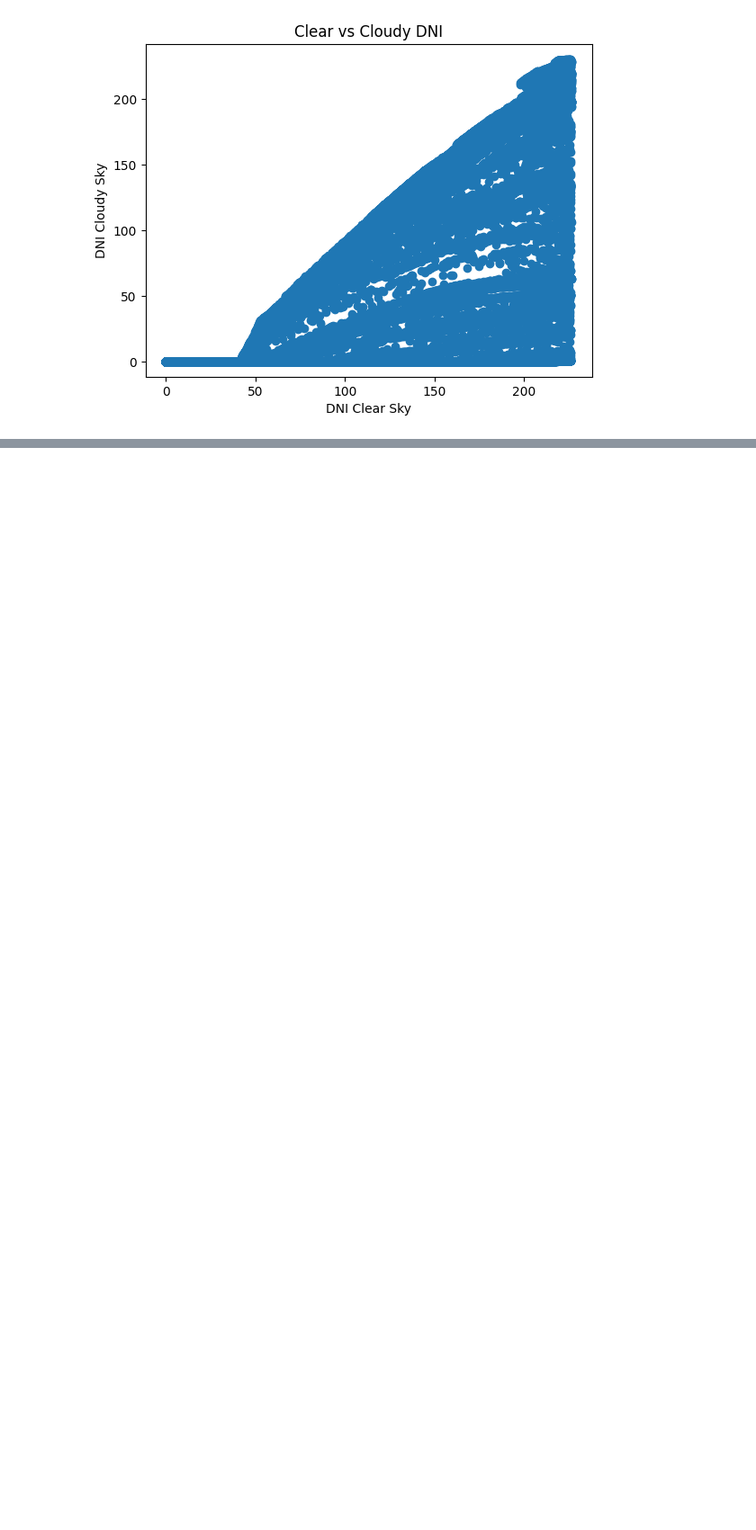
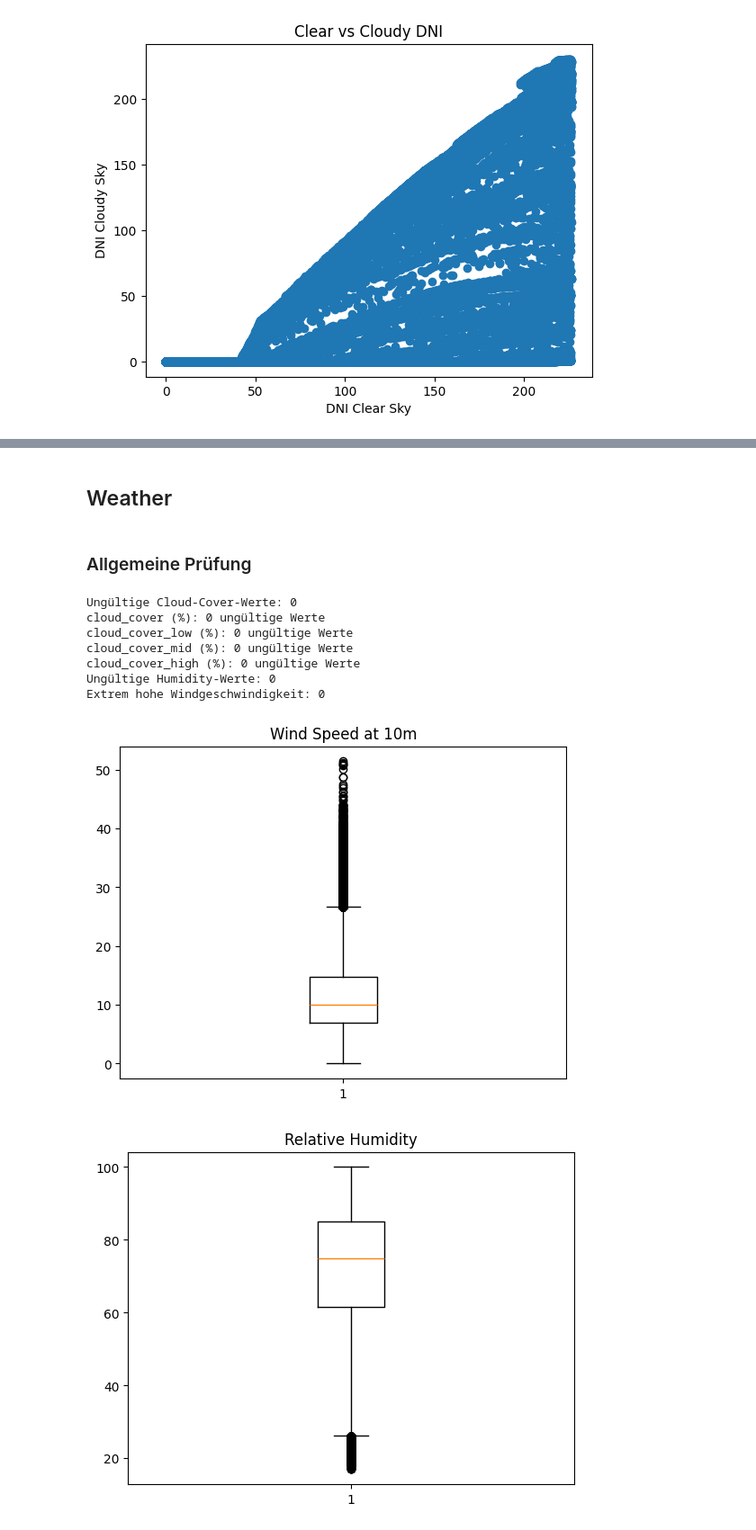
Before and after one commit to Anni075/KI-Project, a Jupyter notebook: outliers_analysis.ipynb, the cells around one changed output, grey strips where cells are left out. Shown at 90% size. Saved outputs shown, nothing was run; the diff lists cells and outputs as text; code cells hidden in the pictures; blank space fills up the shorter version.

```diff
--- a/outliers_analysis.ipynb
+++ b/outliers_analysis.ipynb
@@ -115,0 +149,77 @@ DHI Clear < Cloudy: 26751
+# %% [markdown]
+## Weather
+# %% [markdown]
+### Allgemeine Prüfung
+# %%
+invalid_cloud = weather_15min[
+    (weather_15min["cloud_cover (%)"] < 0) |
+    (weather_15min["cloud_cover (%)"] > 100)
+]
+
+print("Ungültige Cloud-Cover-Werte:", len(invalid_cloud))
+invalid_cloud.head()
+
+cloud_cols = [
+    "cloud_cover (%)",
+    "cloud_cover_low (%)",
+    "cloud_cover_mid (%)",
+    "cloud_cover_high (%)"
+]
+
+for col in cloud_cols:
+    invalid = weather_15min[(weather_15min[col] < 0) | (weather_15min[col] > 100)]
+    print(f"{col}: {len(invalid)} ungültige Werte")
+
+invalid_humidity = weather_15min[
+    (weather_15min["relative_humidity_2m (%)"] < 0) |
+    (weather_15min["relative_humidity_2m (%)"] > 100)
+]
+
+print("Ungültige Humidity-Werte:", len(invalid_humidity))
+invalid_humidity.head()
+
+extreme_wind = weather_15min[weather_15min["wind_speed_10m (km/h)"] > 150]
+
+print("Extrem hohe Windgeschwindigkeit:", len(extreme_wind))
+extreme_wind.head()
+
+checks = {
+    "Cloud Cover <0 oder >100": weather_15min[
+        (weather_15min["cloud_cover (%)"] < 0) |
+        (weather_15min["cloud_cover (%)"] > 100)
+    ].shape[0],
+
+    "Humidity <0 oder >100": weather_15min[
+        (weather_15min["relative_humidity_2m (%)"] < 0) |
+        (weather_15min["relative_humidity_2m (%)"] > 100)
+    ].shape[0],
+
+    "Wind Speed >150": weather_15min[
+        weather_15min["wind_speed_10m (km/h)"] > 150
+    ].shape[0]
+}
+
+pd.Series(checks)
+
+
+plt.boxplot(weather_15min["wind_speed_10m (km/h)"])
+plt.title("Wind Speed at 10m")
+plt.show()
+
+plt.boxplot(weather_15min["relative_humidity_2m (%)"])
+plt.title("Relative Humidity")
+plt.show()
+
+plt.boxplot(weather_15min["cloud_cover (%)"])
+plt.title("Cloud Cover")
+plt.show()
+# %% [output]
+Ungültige Cloud-Cover-Werte: 0
+cloud_cover (%): 0 ungültige Werte
+cloud_cover_low (%): 0 ungültige Werte
+cloud_cover_mid (%): 0 ungültige Werte
+cloud_cover_high (%): 0 ungültige Werte
+Ungültige Humidity-Werte: 0
+Extrem hohe Windgeschwindigkeit: 0
+[figure, added]
+[figure, added]
```
Also changed, not shown: parts of 9 cells of this notebook.
